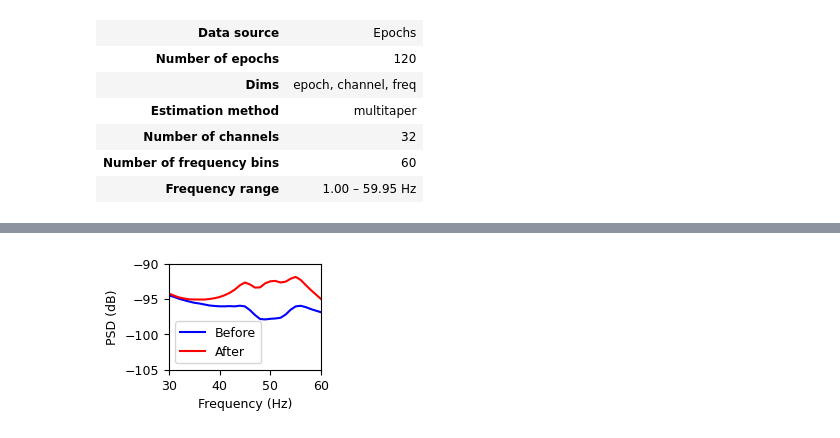
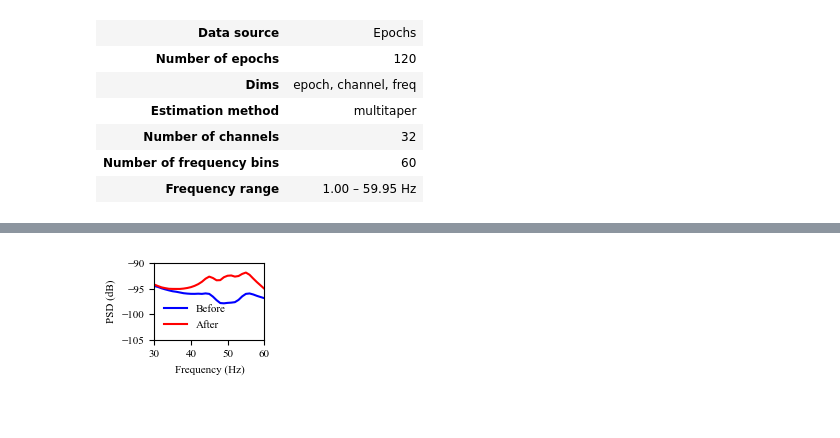
Before and after one commit to Shawnzty/tACS-Attention, a Jupyter notebook: processing/group_analysis.ipynb, the cells around one changed output, grey strips where cells are left out. Saved outputs shown, nothing was run; the diff lists cells and outputs as text; code cells hidden in the pictures.

```diff
--- a/processing/group_analysis.ipynb
+++ b/processing/group_analysis.ipynb
@@ -269,8 +269,9 @@ sham_after_psds[3]
 | Frequency range | 1.00 – 59.95 Hz |
 # %%
 # Convert dimensions from centimeters to inches
-width_inches = 5 / 2.54
-height_inches = 3.5 / 2.54
+width_inches = 4.3 / 2.54
+height_inches = 3 / 2.54
+fontsize = 8
 
 # Calculate the mean across subjects and channels for sham group
 sham_before_mean = np.mean(sham_before_psds, axis=(0, 1, 2))
@@ -288,6 +289,7 @@ sham_after_std_dB = 10 * np.log10(sham_after_std)
 
 # Plot the PSDs for sham group
 fig, ax = plt.subplots(figsize=(width_inches, height_inches))
+plt.rcParams["font.family"] = "Times new roman"
 
 # Plot the mean PSD for sham before
 ax.plot(freqs, sham_before_mean_dB, label='Before', color='blue')
@@ -300,15 +302,18 @@ ax.plot(freqs, sham_after_mean_dB, label='After', color='red')
 #                 alpha=0.2, color='red')
 
 # ax.set_title('Sham Stimulation')
-ax.set_xlabel('Frequency (Hz)', fontsize=9)
-ax.set_ylabel('PSD (dB)', fontsize=9)
-ax.legend(fontsize=9)
+ax.set_xlabel('Frequency (Hz)', fontsize=fontsize)
+ax.set_ylabel('PSD (dB)', fontsize=fontsize)
+ax.legend(fontsize=fontsize, frameon=False)
 
 # Set y-axis limits
 ax.set_xlim(30, 60)
 ax.set_ylim(-105, -90)
-ax.tick_params(axis="x", labelsize=9)
-ax.tick_params(axis="y", labelsize=9)
+ax.tick_params(axis="x", labelsize=fontsize)
+ax.tick_params(axis="y", labelsize=fontsize)
+
+plt.subplots_adjust(left=0.3, bottom=0.3, right=0.95, top=0.95)
+plt.savefig('../docs/fig2B.eps', format='eps')
 
 plt.show()
 # %% [output]
@@ -316,8 +321,4 @@ plt.show()
 # %%
-# Convert dimensions from centimeters to inches
-width_inches = 5 / 2.54
-height_inches = 3.5 / 2.54
-
 # Calculate the mean across subjects and channels for sham group
 real_before_mean = np.mean(real_before_psds, axis=(0, 1, 2))
 real_before_std = np.std(real_before_psds, axis=(0, 1, 2))
@@ -326,36 +327,40 @@ real_after_mean = np.mean(real_after_psds, axis=(0, 1, 2))
 real_after_std = np.std(real_after_psds, axis=(0, 1, 2))
 
 # Convert PSD values to decibels
 real_before_mean_dB = 10 * np.log10(real_before_mean)
 real_before_std_dB = 10 * np.log10(real_before_std)
 
 real_after_mean_dB = 10 * np.log10(real_after_mean)
 real_after_std_dB = 10 * np.log10(real_after_std)
 
 # Plot the PSDs for sham group
 fig, ax = plt.subplots(figsize=(width_inches, height_inches))
+plt.rcParams["font.family"] = "Times new roman"
 
 # Plot the mean PSD for sham before
 ax.plot(freqs, real_before_mean_dB, label='Before', color='blue')
 # ax.fill_between(freqs, sham_before_mean_dB - sham_before_std_dB, sham_before_mean_dB + sham_before_std_dB,
 #                 alpha=0.2, color='blue')
 
 # Plot the mean PSD for sham after
 ax.plot(freqs, real_after_mean_dB, label='After', color='red')
 # ax.fill_between(freqs, sham_after_mean_dB - sham_after_std_dB, sham_after_mean_dB + sham_after_std_dB,
 #                 alpha=0.2, color='red')
 
 # ax.set_title('Sham Stimulation')
-ax.set_xlabel('Frequency (Hz)', fontsize=9)
-ax.set_ylabel('PSD (dB)', fontsize=9)
-ax.legend(fontsize=9)
+ax.set_xlabel('Frequency (Hz)', fontsize=fontsize)
+ax.set_ylabel('PSD (dB)', fontsize=fontsize)
+ax.legend(fontsize=fontsize, frameon=False)
 
 # Set y-axis limits
 ax.set_xlim(30, 60)
 ax.set_ylim(-105, -90)
-ax.tick_params(axis="x", labelsize=9)
-ax.tick_params(axis="y", labelsize=9)
+ax.tick_params(axis="x", labelsize=fontsize)
+ax.tick_params(axis="y", labelsize=fontsize)
+
+plt.subplots_adjust(left=0.3, bottom=0.3, right=0.95, top=0.95)
+plt.savefig('../docs/fig2C.eps', format='eps')
 
 plt.show()
 # %% [output]
-[figure, old version]
+[figure, new version]
```
Also changed, not shown: parts of 1 cell of this notebook, 13 other files.
